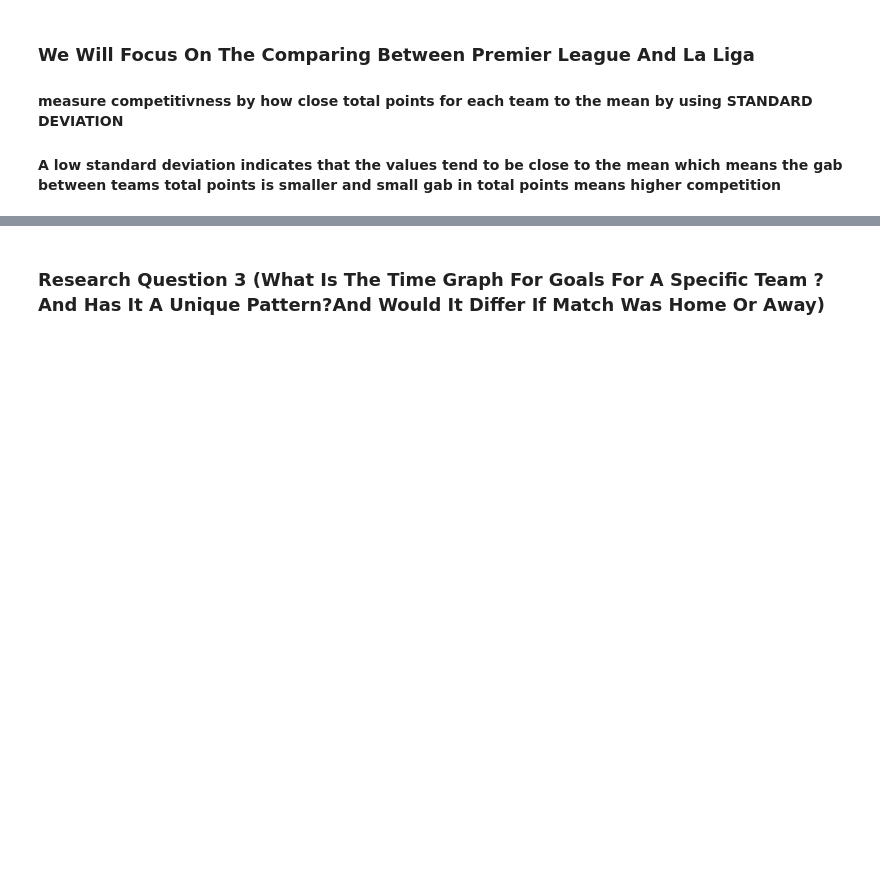
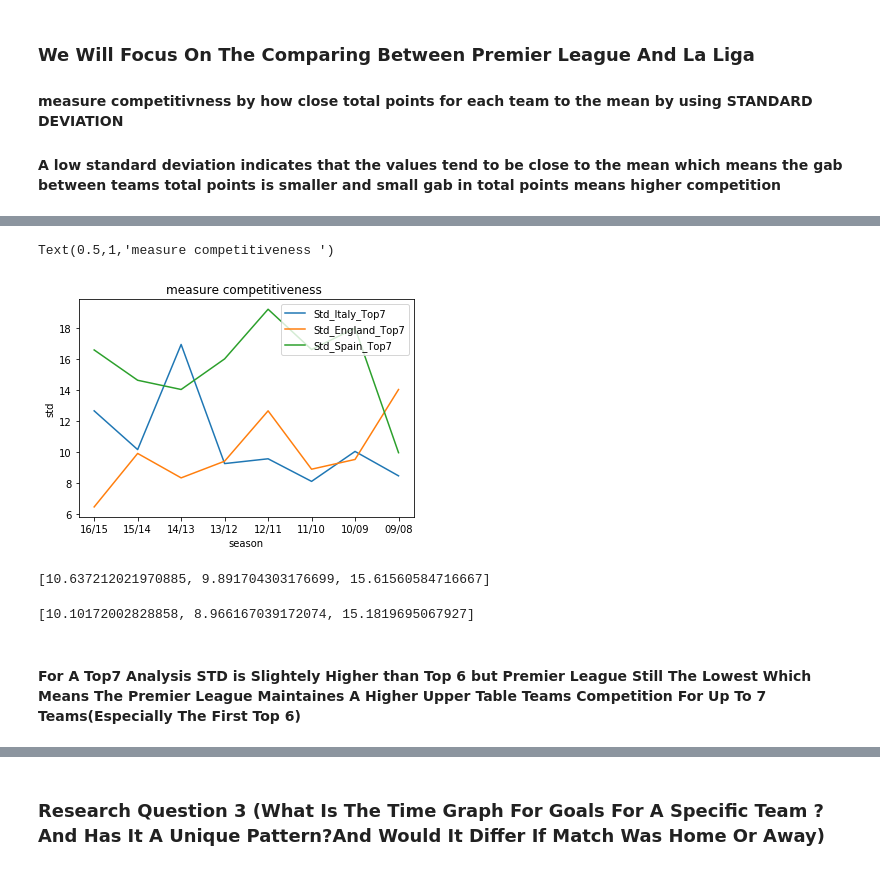
Before and after one commit to Ahmed8aa/Soccer-analysis-for-top-5-leagues, a Jupyter notebook: Investigate_a_Dataset.ipynb, the cells around one changed output, grey strips where cells are left out. Drawn from its saved outputs; the diff is of its cells as text; code cells hidden in the pictures; blank space fills up the shorter version.

```diff
--- a/Investigate_a_Dataset.ipynb
+++ b/Investigate_a_Dataset.ipynb
@@ -168,0 +449,31 @@ Text(0.5,1,'measure competitiveness ')
+# %%
+# getting the standard deviation for total points top 7 in each country
+Std_Italy_Top7=[Italy_2015_2016.iloc[:7].total_points.std(),Italy_2014_2015.iloc[:7].total_points.std(),Italy_2013_2014.iloc[:7].total_points.std(),Italy_2012_2013.iloc[:7].total_points.std(),Italy_2011_2012.iloc[:7].total_points.std(),Italy_2010_2011.iloc[:7].total_points.std(),Italy_2009_2010.iloc[:7].total_points.std(),Italy_2008_2009.iloc[:7].total_points.std()]
+Std_England_Top7=[England_2015_2016.iloc[:7].total_points.std(),England_2014_2015.iloc[:7].total_points.std(),England_2013_2014.iloc[:7].total_points.std(),England_2012_2013.iloc[:7].total_points.std(),England_2011_2012.iloc[:7].total_points.std(),England_2010_2011.iloc[:7].total_points.std(),England_2009_2010.iloc[:7].total_points.std(),England_2008_2009.iloc[:7].total_points.std()]
+Std_Spain_Top7=[Spain_2015_2016.iloc[:7].total_points.std(),Spain_2014_2015.iloc[:7].total_points.std(),Spain_2013_2014.iloc[:7].total_points.std(),Spain_2012_2013.iloc[:7].total_points.std(),Spain_2011_2012.iloc[:7].total_points.std(),Spain_2010_2011.iloc[:7].total_points.std(),Spain_2009_2010.iloc[:7].total_points.std(),Spain_2008_2009.iloc[:7].total_points.std()]
+# %%
+# plotting the standard deviation for total points top 7 in each country
+fig, ax = plt.subplots()
+seasons=[0,'16/15','15/14','14/13','13/12','12/11','11/10','10/09','09/08']
+ax.set_xticklabels(seasons)
+plt.plot(Std_Italy_Top7)
+plt.plot(Std_England_Top7)
+plt.plot(Std_Spain_Top7)
+plt.legend(['Std_Italy_Top7','Std_England_Top7','Std_Spain_Top7'])
+plt.xlabel('season')
+plt.ylabel('std')
+plt.title('measure competitiveness ')
+# %% [output]
+Text(0.5,1,'measure competitiveness ')
+[figure, added]
+# %%
+Mean_Std_Top7=[np.average(Std_Italy_Top7),np.average(Std_England_Top7),np.average(Std_Spain_Top7)]
+Mean_Std_Top7
+# %% [output]
+[10.637212021970885, 9.891704303176699, 15.61560584716667]
+# %%
+Mean_Std_Top6
+# %% [output]
+[10.10172002828858, 8.966167039172074, 15.1819695067927]
+# %% [markdown]
+#### For A Top7 Analysis STD is Slightely Higher than Top 6 but Premier League Still The Lowest Which Means The Premier League Maintaines A Higher Upper Table Teams Competition For Up To 7 Teams(Especially The First Top 6)
```
Also changed, not shown: parts of 106 cells of this notebook.
